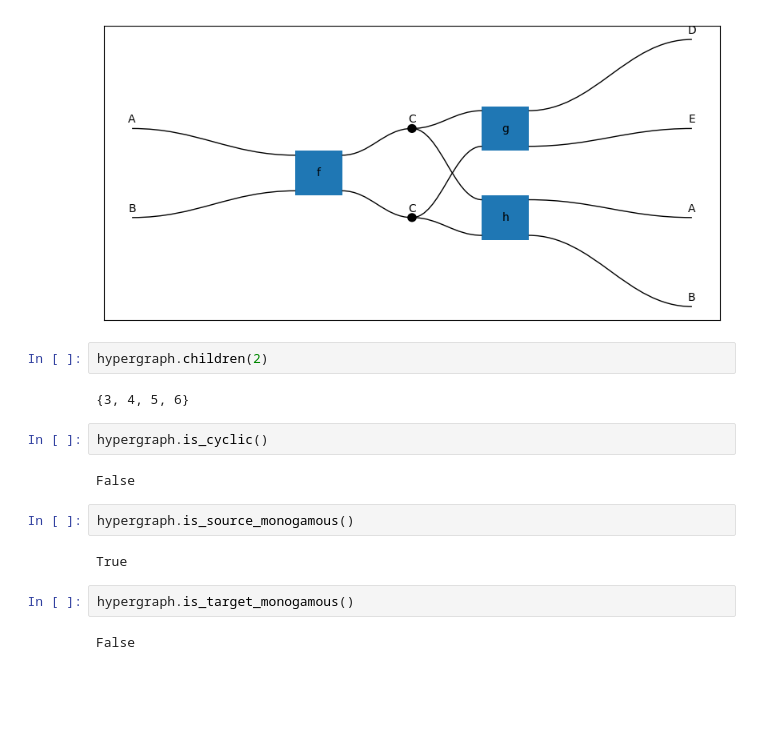
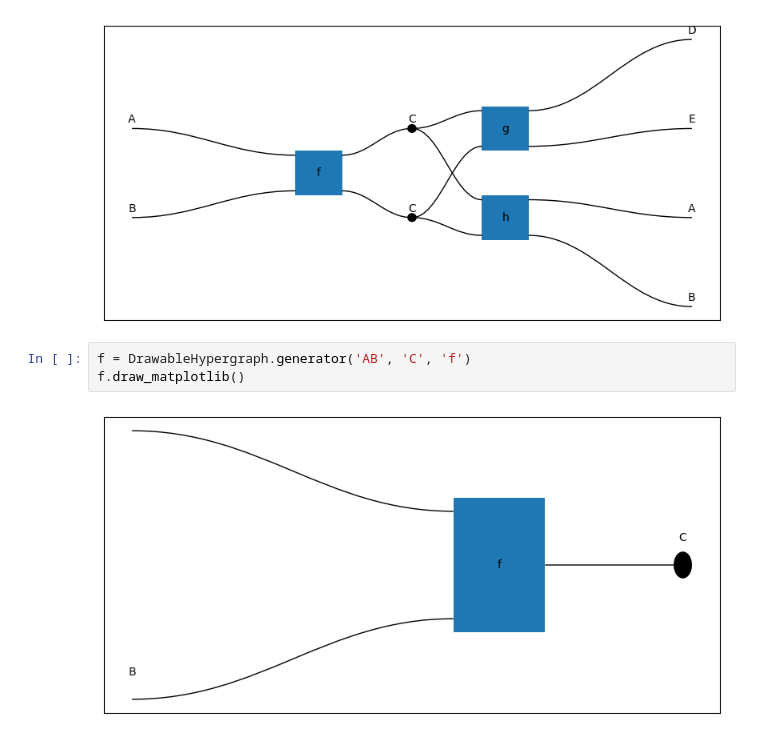
Before and after one commit to alexkoziell/hyperstrings, a Jupyter notebook: hyperstrings/prototyping/array.ipynb, the cells around one changed output. Cells and saved outputs as stored; diff of their text form; blank space fills up the shorter version.

Commit message:
Implement simple generator method.

```diff
--- a/hyperstrings/prototyping/array.ipynb
+++ b/hyperstrings/prototyping/array.ipynb
@@ -20,19 +20,8 @@ hypergraph.connect_source(2, 2, 0); hypergraph.connect_target(5, 2, 0); hypergra
 hypergraph.draw_matplotlib()
 # %% [output]
 [figure]
-# %%
-hypergraph.children(2)
-# %% [output]
-{3, 4, 5, 6}
-# %%
-hypergraph.is_cyclic()
-# %% [output]
-False
-# %%
-hypergraph.is_source_monogamous()
-# %% [output]
-True
-# %%
-hypergraph.is_target_monogamous()
-# %% [output]
-False
+# %%
+f = DrawableHypergraph.generator('AB', 'C', 'f')
+f.draw_matplotlib()
+# %% [output]
+[figure, added]
```
Also changed, not shown: 2 other files.
